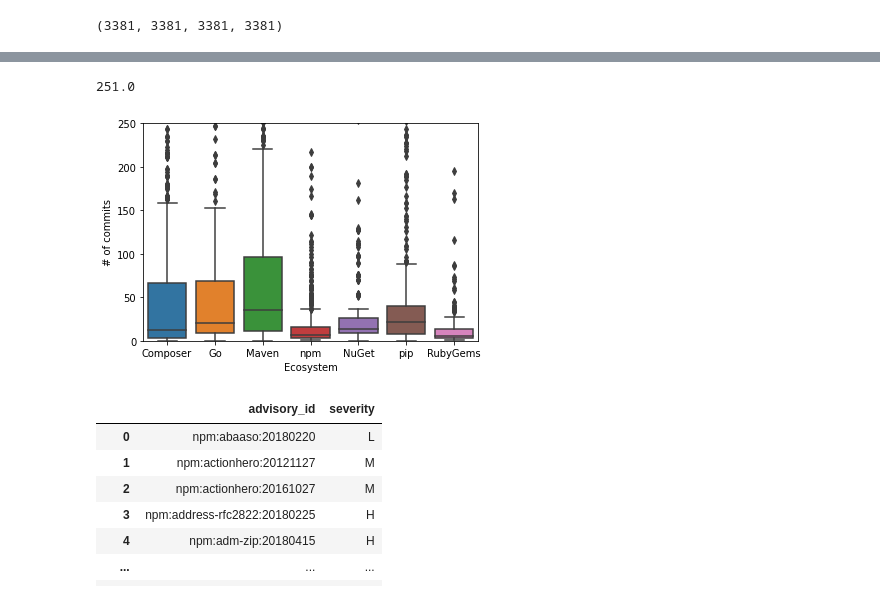
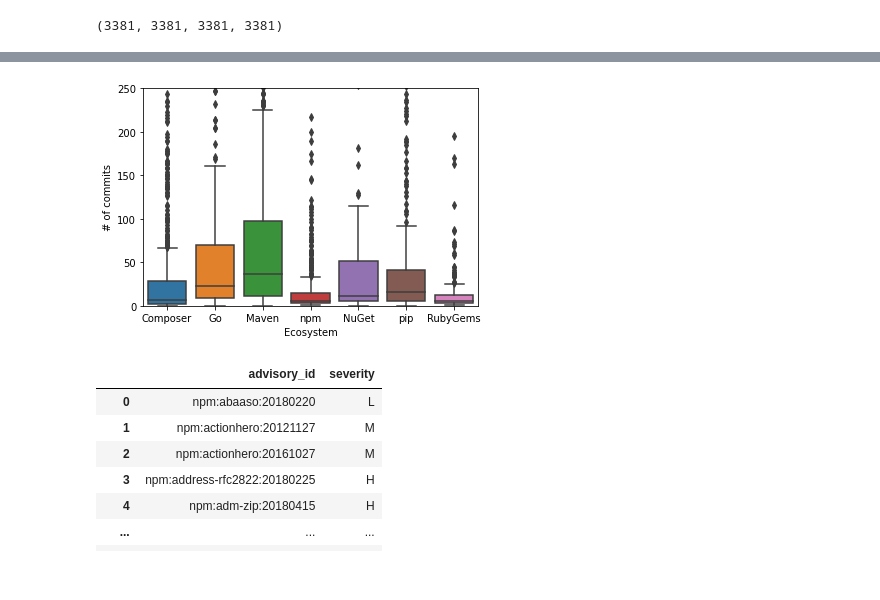
Before and after one commit to nasifimtiazohi/advisory-lifecycle, a Jupyter notebook: data_explore/rq2.ipynb, the cells around one changed output, grey strips where cells are left out. Cells and saved outputs as stored; diff of their text form; code cells hidden in the pictures.

```diff
--- a/data_explore/rq2.ipynb
+++ b/data_explore/rq2.ipynb
@@ -191,0 +157,4 @@ final
+# %%
+temp = df.drop_duplicates(subset ='release_id', keep = 'last')
+len(temp)
+temp['loc_change'].describe()
@@ -207,15 +186,11 @@ print(tabulate(final, tablefmt='latex', headers='keys',showindex=False))
 \hline
 \end{tabular}
-# %%
-df['commit_count'].quantile(.93)
-# %% [output]
-251.0
 # %%
-ax = sns.boxplot(y='commit_count', x='ecosystem', data = df, order =['Composer','Go','Maven','npm','NuGet','pip','RubyGems'])
+ax = sns.boxplot(y='commit_count', x='ecosystem', data = temp, order =['Composer','Go','Maven','npm','NuGet','pip','RubyGems'])
 ax.set(ylim=(0,250), xlabel='Ecosystem', ylabel='# of commits')
 plt.savefig('commit_complexity.png',bbox_inches='tight')
 # %% [output]
-[figure, old version]
+[figure, new version]
 # %%
 q = '''select id as advisory_id, severity
     from advisory'''
```
Also changed, not shown: parts of 20 cells of this notebook, 5 other files.
